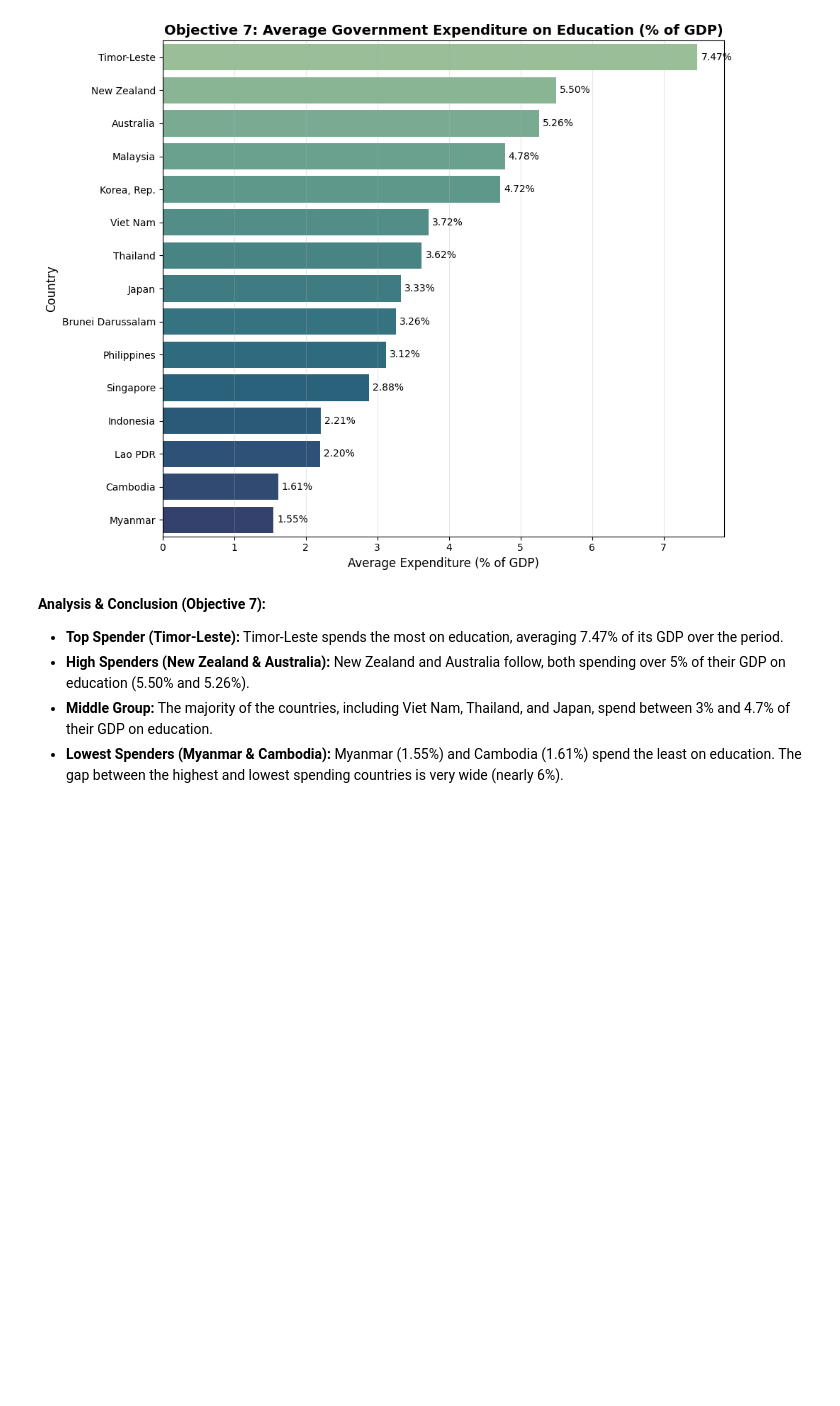
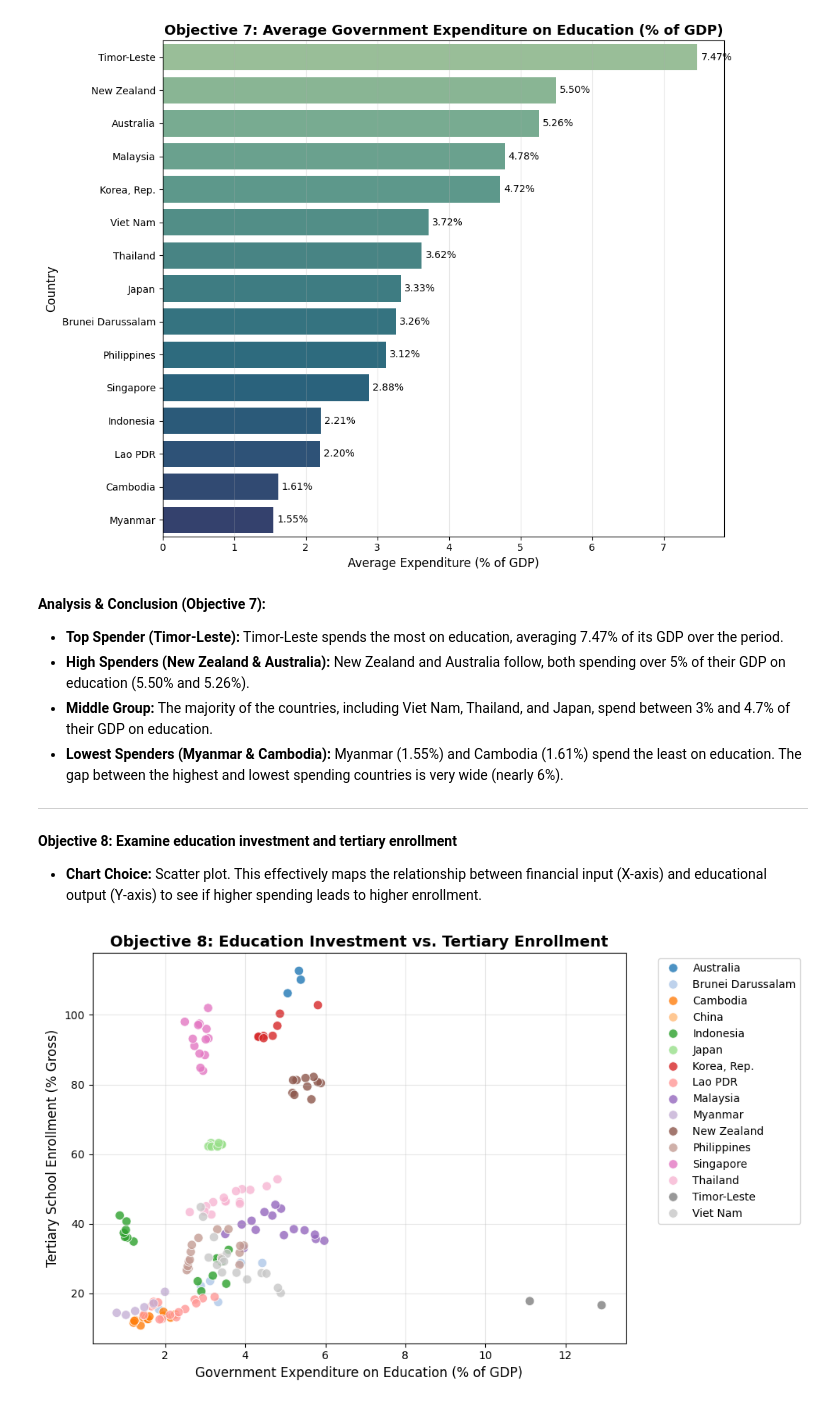
Before and after one commit to ThomasdeCarpio/DV-Lab02, a Jupyter notebook: visualize.ipynb, the cells around one changed output. Cells and saved outputs as stored; diff of their text form; code cells hidden in the pictures; blank space fills up the shorter version.

```diff
--- a/visualize.ipynb
+++ b/visualize.ipynb
@@ -667,3 +667,27 @@ plt.show()
 * **High Spenders (New Zealand & Australia):** New Zealand and Australia follow, both spending over 5% of their GDP on education (5.50% and 5.26%).
 * **Middle Group:** The majority of the countries, including Viet Nam, Thailand, and Japan, spend between 3% and 4.7% of their GDP on education.
 * **Lowest Spenders (Myanmar & Cambodia):** Myanmar (1.55%) and Cambodia (1.61%) spend the least on education. The gap between the highest and lowest spending countries is very wide (nearly 6%).
+
+---
+# %% [markdown]
+**Objective 8: Examine education investment and tertiary enrollment**
+* **Chart Choice:** Scatter plot. This effectively maps the relationship between financial input (X-axis) and educational output (Y-axis) to see if higher spending leads to higher enrollment.
+# %%
+# Objective 8 Code
+plt.figure(figsize=(10, 6))
+
+sns.scatterplot(data=pivot_df,
+                x='Government expenditure on education, total (% of GDP)',
+                y='School enrollment, tertiary (% gross)',
+                hue='Country Name',
+                palette='tab20', s=70, alpha=0.8)
+
+plt.title('Objective 8: Education Investment vs. Tertiary Enrollment', fontsize=14, fontweight='bold')
+plt.xlabel('Government Expenditure on Education (% of GDP)', fontsize=12)
+plt.ylabel('Tertiary School Enrollment (% Gross)', fontsize=12)
+plt.legend(bbox_to_anchor=(1.05, 1), loc='upper left', ncol=1)
+plt.grid(True, alpha=0.3)
+plt.tight_layout()
+plt.show()
+# %% [output]
+[figure, added]
```
Also changed, not shown: parts of 23 cells of this notebook.
